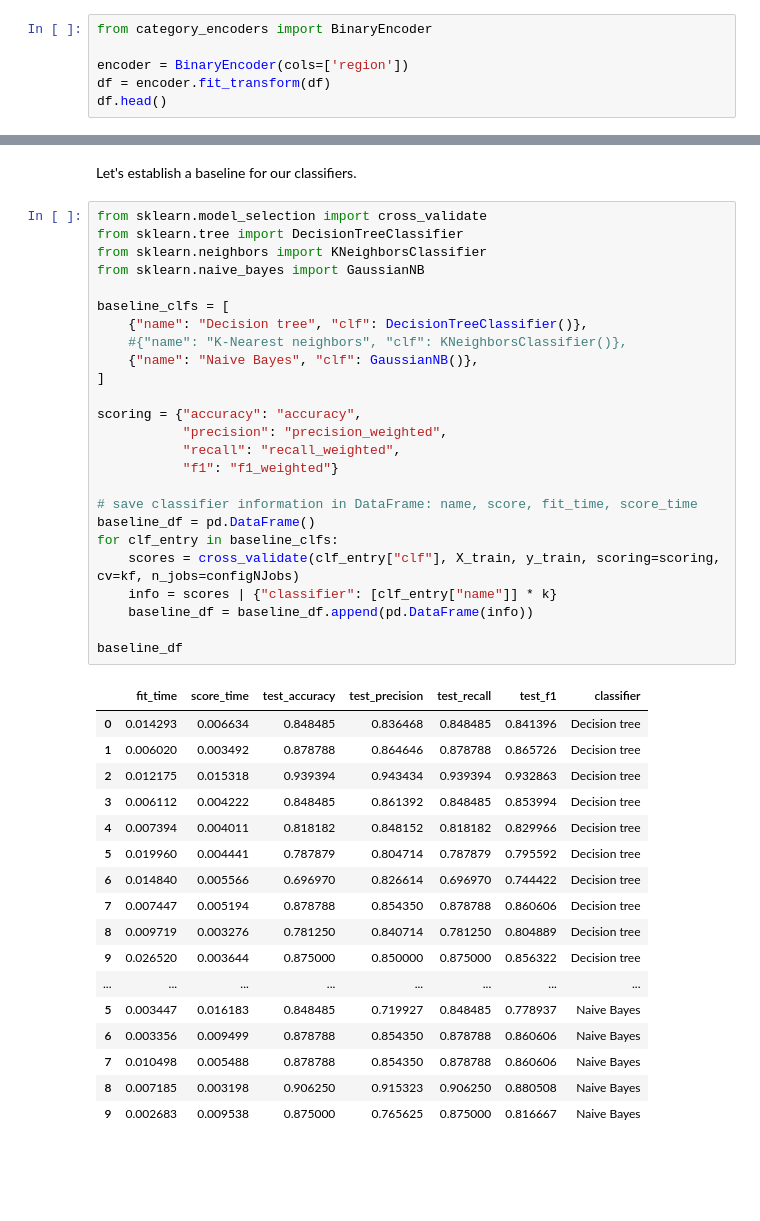
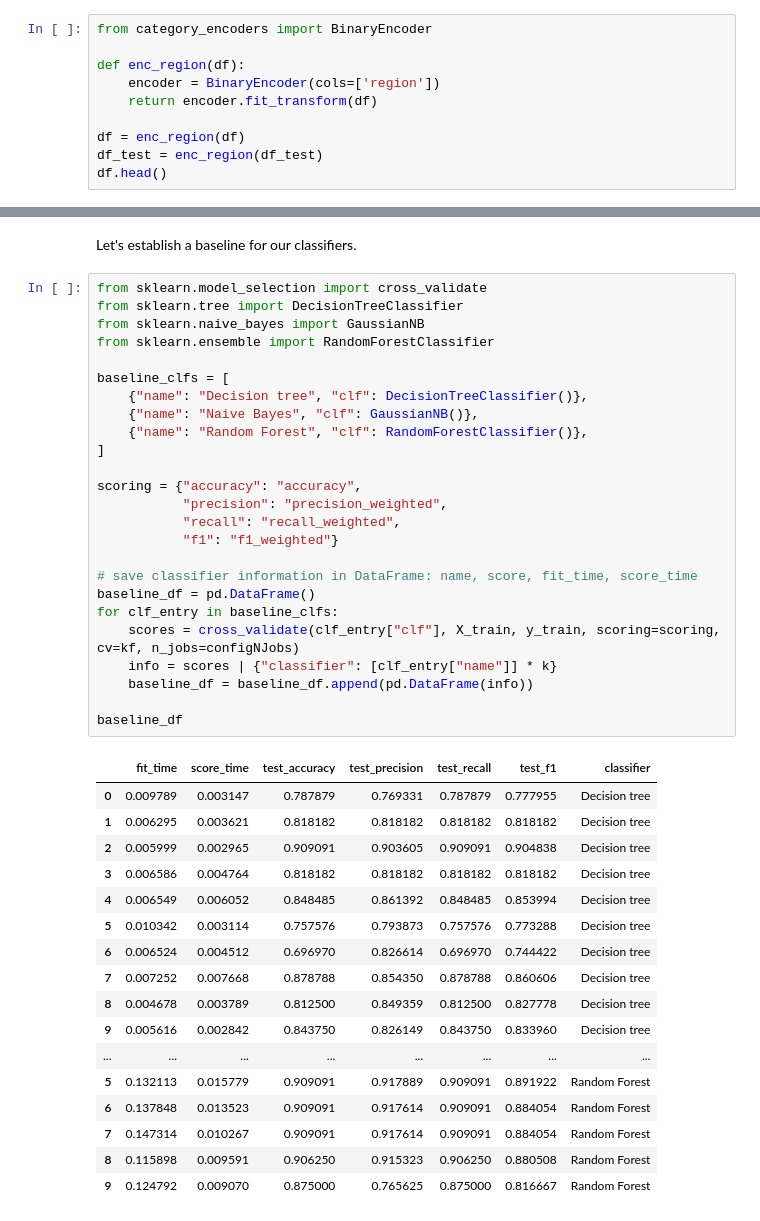
Before and after one commit to JoaoCostaIFG/AC, a Jupyter notebook: Banking.ipynb, the cells around one changed output, grey strips where cells are left out. Saved outputs shown, nothing was run; the diff lists cells and outputs as text; blank space fills up the shorter version.

```diff
--- a/Banking.ipynb
+++ b/Banking.ipynb
@@ -1233,8 +1253,12 @@ Name: region, dtype: int64
 # %%
 from category_encoders import BinaryEncoder
 
-encoder = BinaryEncoder(cols=['region'])
-df = encoder.fit_transform(df)
+def enc_region(df):
+    encoder = BinaryEncoder(cols=['region'])
+    return encoder.fit_transform(df)
+
+df = enc_region(df)
+df_test = enc_region(df_test)
 df.head()
 # %% [output]
 |  | issuance_freq | account_creation | is_coowned | district_code | region_0 | region_1 | region_2 | region_3 | ... |
@@ -1271,43 +1298,43 @@ Let's establish a baseline for our classifiers.
 # %%
 from sklearn.model_selection import cross_validate
 from sklearn.tree import DecisionTreeClassifier
-from sklearn.neighbors import KNeighborsClassifier
 from sklearn.naive_bayes import GaussianNB
+from sklearn.ensemble import RandomForestClassifier
 
 baseline_clfs = [
     {"name": "Decision tree", "clf": DecisionTreeClassifier()},
-    #{"name": "K-Nearest neighbors", "clf": KNeighborsClassifier()},
     {"name": "Naive Bayes", "clf": GaussianNB()},
+    {"name": "Random Forest", "clf": RandomForestClassifier()},
 ]
 
 scoring = {"accuracy": "accuracy",
            "precision": "precision_weighted",
            "recall": "recall_weighted",
            "f1": "f1_weighted"}
 
 # save classifier information in DataFrame: name, score, fit_time, score_time
 baseline_df = pd.DataFrame()
 for clf_entry in baseline_clfs:
     scores = cross_validate(clf_entry["clf"], X_train, y_train, scoring=scoring, cv=kf, n_jobs=configNJobs)
     info = scores | {"classifier": [clf_entry["name"]] * k}
     baseline_df = baseline_df.append(pd.DataFrame(info))
 
 baseline_df
 # %% [output]
 |  | fit_time | score_time | test_accuracy | test_precision | test_recall | test_f1 | classifier |
-| 0 | 0.014293 | 0.006634 | 0.848485 | 0.836468 | 0.848485 | 0.841396 | Decision tree |
-| 1 | 0.006020 | 0.003492 | 0.878788 | 0.864646 | 0.878788 | 0.865726 | Decision tree |
-| 2 | 0.012175 | 0.015318 | 0.939394 | 0.943434 | 0.939394 | 0.932863 | Decision tree |
-| 3 | 0.006112 | 0.004222 | 0.848485 | 0.861392 | 0.848485 | 0.853994 | Decision tree |
-| 4 | 0.007394 | 0.004011 | 0.818182 | 0.848152 | 0.818182 | 0.829966 | Decision tree |
-| 5 | 0.019960 | 0.004441 | 0.787879 | 0.804714 | 0.787879 | 0.795592 | Decision tree |
-| 6 | 0.014840 | 0.005566 | 0.696970 | 0.826614 | 0.696970 | 0.744422 | Decision tree |
-| 7 | 0.007447 | 0.005194 | 0.878788 | 0.854350 | 0.878788 | 0.860606 | Decision tree |
-| 8 | 0.009719 | 0.003276 | 0.781250 | 0.840714 | 0.781250 | 0.804889 | Decision tree |
-| 9 | 0.026520 | 0.003644 | 0.875000 | 0.850000 | 0.875000 | 0.856322 | Decision tree |
+| 0 | 0.009789 | 0.003147 | 0.787879 | 0.769331 | 0.787879 | 0.777955 | Decision tree |
+| 1 | 0.006295 | 0.003621 | 0.818182 | 0.818182 | 0.818182 | 0.818182 | Decision tree |
+| 2 | 0.005999 | 0.002965 | 0.909091 | 0.903605 | 0.909091 | 0.904838 | Decision tree |
+| 3 | 0.006586 | 0.004764 | 0.818182 | 0.818182 | 0.818182 | 0.818182 | Decision tree |
+| 4 | 0.006549 | 0.006052 | 0.848485 | 0.861392 | 0.848485 | 0.853994 | Decision tree |
+| 5 | 0.010342 | 0.003114 | 0.757576 | 0.793873 | 0.757576 | 0.773288 | Decision tree |
+| 6 | 0.006524 | 0.004512 | 0.696970 | 0.826614 | 0.696970 | 0.744422 | Decision tree |
+| 7 | 0.007252 | 0.007668 | 0.878788 | 0.854350 | 0.878788 | 0.860606 | Decision tree |
+| 8 | 0.004678 | 0.003789 | 0.812500 | 0.849359 | 0.812500 | 0.827778 | Decision tree |
+| 9 | 0.005616 | 0.002842 | 0.843750 | 0.826149 | 0.843750 | 0.833960 | Decision tree |
 | ... | ... | ... | ... | ... | ... | ... | ... |
-| 5 | 0.003447 | 0.016183 | 0.848485 | 0.719927 | 0.848485 | 0.778937 | Naive Bayes |
-| 6 | 0.003356 | 0.009499 | 0.878788 | 0.854350 | 0.878788 | 0.860606 | Naive Bayes |
-| 7 | 0.010498 | 0.005488 | 0.878788 | 0.854350 | 0.878788 | 0.860606 | Naive Bayes |
-| 8 | 0.007185 | 0.003198 | 0.906250 | 0.915323 | 0.906250 | 0.880508 | Naive Bayes |
-| 9 | 0.002683 | 0.009538 | 0.875000 | 0.765625 | 0.875000 | 0.816667 | Naive Bayes |
+| 5 | 0.132113 | 0.015779 | 0.909091 | 0.917889 | 0.909091 | 0.891922 | Random Forest |
+| 6 | 0.137848 | 0.013523 | 0.909091 | 0.917614 | 0.909091 | 0.884054 | Random Forest |
+| 7 | 0.147314 | 0.010267 | 0.909091 | 0.917614 | 0.909091 | 0.884054 | Random Forest |
+| 8 | 0.115898 | 0.009591 | 0.906250 | 0.915323 | 0.906250 | 0.880508 | Random Forest |
+| 9 | 0.124792 | 0.009070 | 0.875000 | 0.765625 | 0.875000 | 0.816667 | Random Forest |
```
Also changed, not shown: parts of 40 cells of this notebook.
